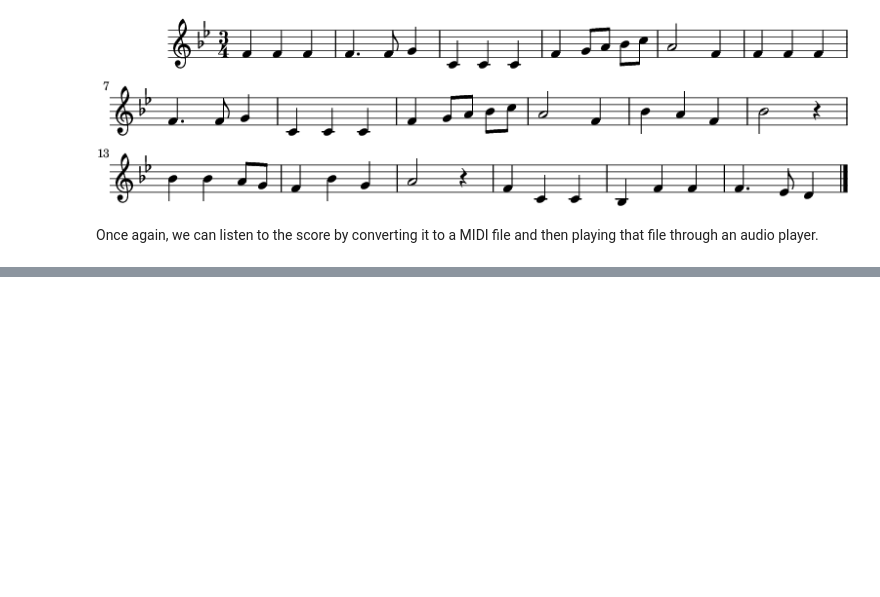
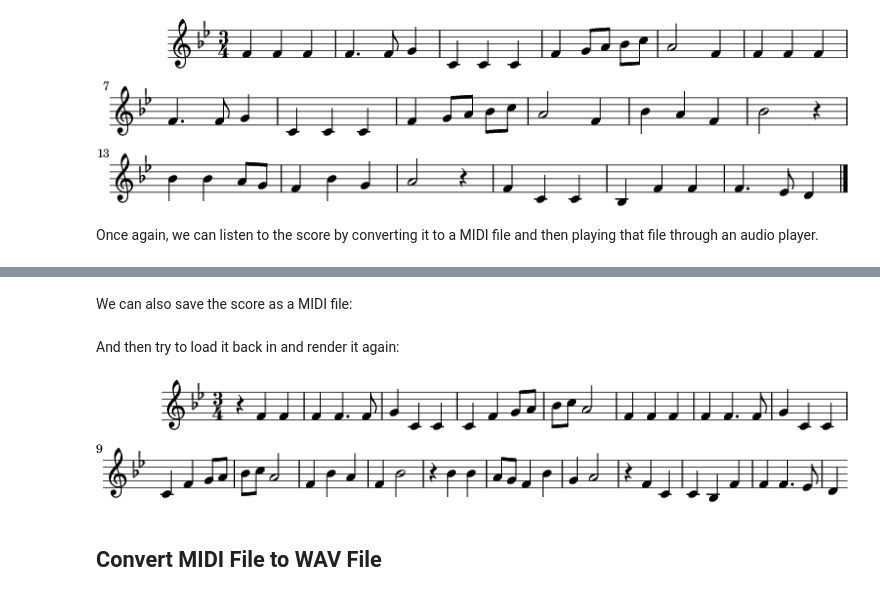
Before and after one commit to psychemedia/showntell, a Jupyter notebook: index_music.ipynb, the cells around one changed output, grey strips where cells are left out. Drawn from its saved outputs; the diff is of its cells as text; code cells hidden in the pictures; blank space fills up the shorter version.

```diff
--- a/index_music.ipynb
+++ b/index_music.ipynb
@@ -128,3 +180,5 @@ Once again, we can listen to the score by converting it to a MIDI file and then
 alto.show('midi')
 # %% [output]
 [interactive output not drawn]
+# %% [markdown]
+We can also save the score as a MIDI file:
@@ -130,0 +187,9 @@ alto.show('midi')
+# %% [markdown]
+And then try to load it back in and render it again:
+# %%
+s=converter.parse('alto.mid')
+render(s)
+# %% [output]
+[figure, added]
+# %% [markdown]
+## Convert MIDI File to WAV File
```
Also changed, not shown: parts of 18 cells of this notebook, 2 other files.
